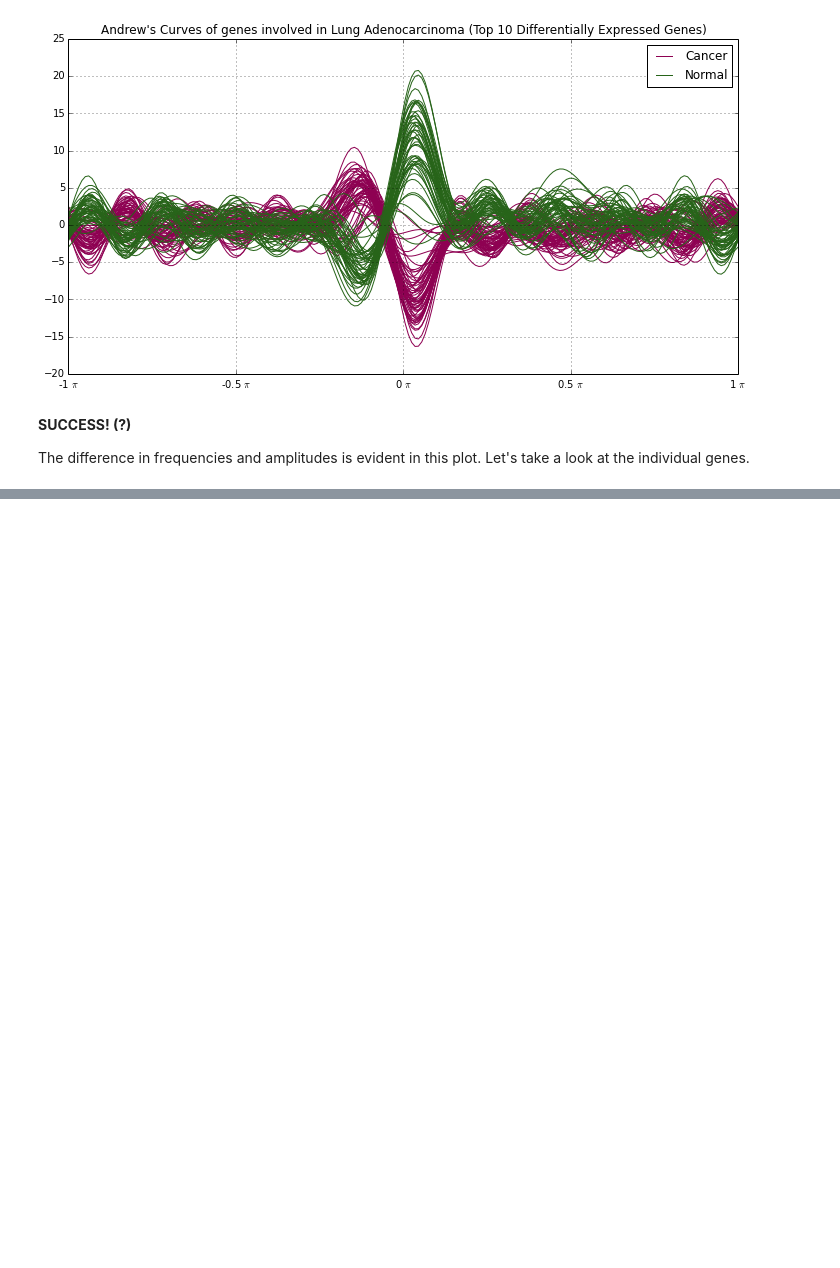
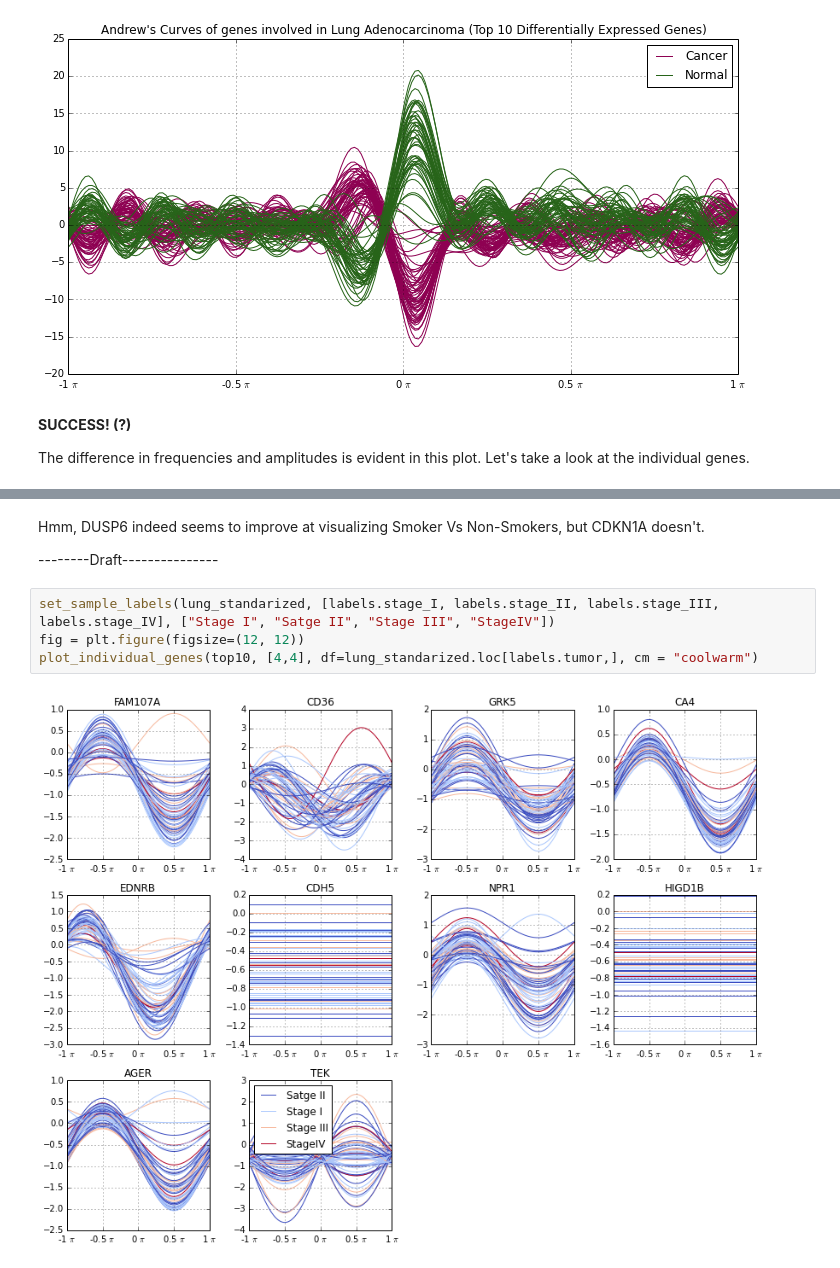
Before and after one commit to elpogzz/data-viz, a Jupyter notebook: multivariate_data_visualization.ipynb, the cells around one changed output, grey strips where cells are left out. Drawn from its saved outputs; the diff is of its cells as text; blank space fills up the shorter version.

```diff
--- a/multivariate_data_visualization.ipynb
+++ b/multivariate_data_visualization.ipynb
@@ -295,0 +312,10 @@ genes = ["NEK2","TTK","PRC1", "CENPF", "BIRC5", "MAD2L1","ASPM","CDC2","CKS1B","
+# %% [markdown]
+Hmm, DUSP6 indeed seems to improve at visualizing Smoker Vs Non-Smokers, but CDKN1A doesn't.
+
+--------Draft---------------
+# %%
+set_sample_labels(lung_standarized, [labels.stage_I, labels.stage_II, labels.stage_III, labels.stage_IV], ["Stage I", "Satge II", "Stage III", "StageIV"])
+fig = plt.figure(figsize=(12, 12))
+plot_individual_genes(top10, [4,4], df=lung_standarized.loc[labels.tumor,], cm = "coolwarm")
+# %% [output]
+[figure, added]
```
Also changed, not shown: parts of 31 cells of this notebook.
